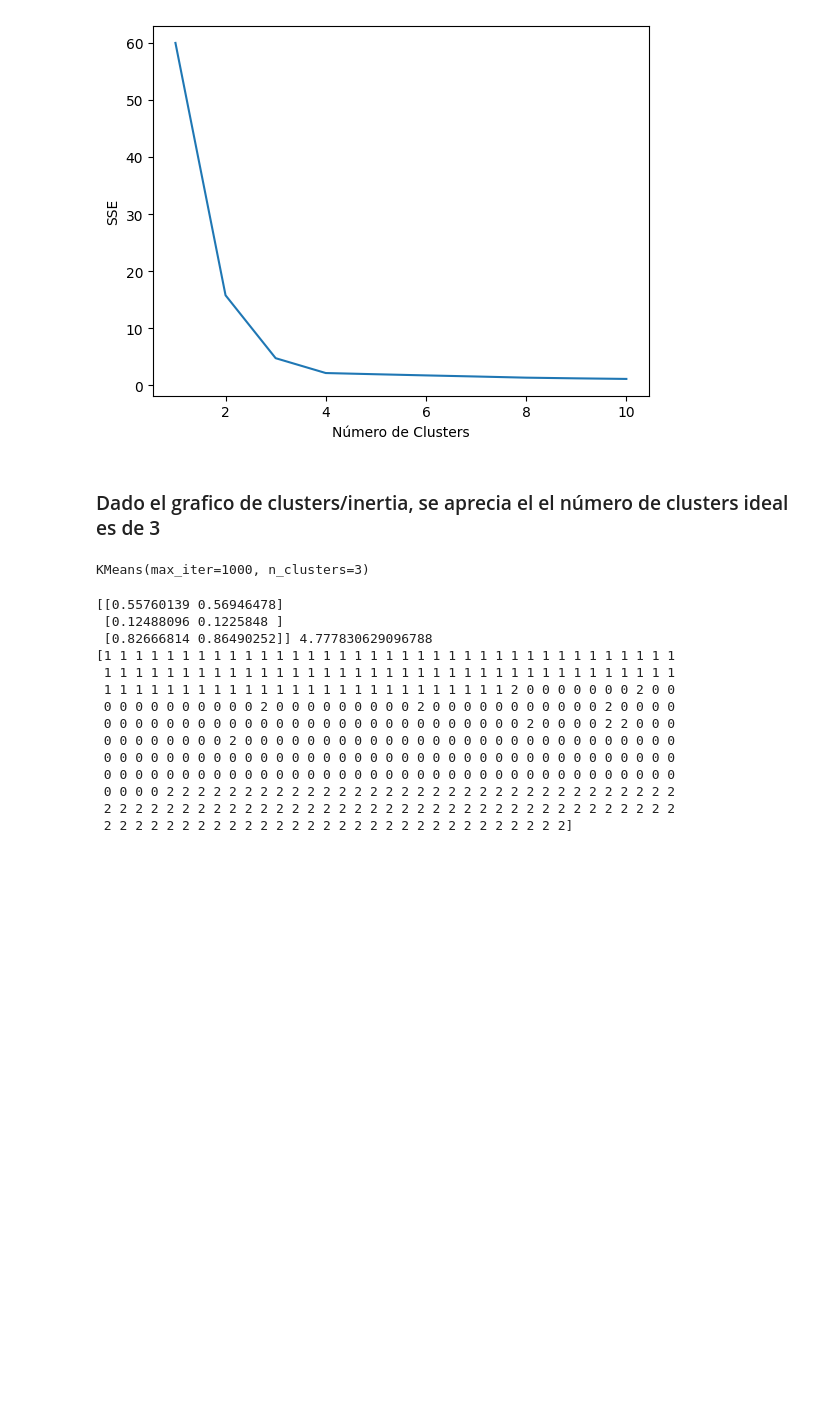
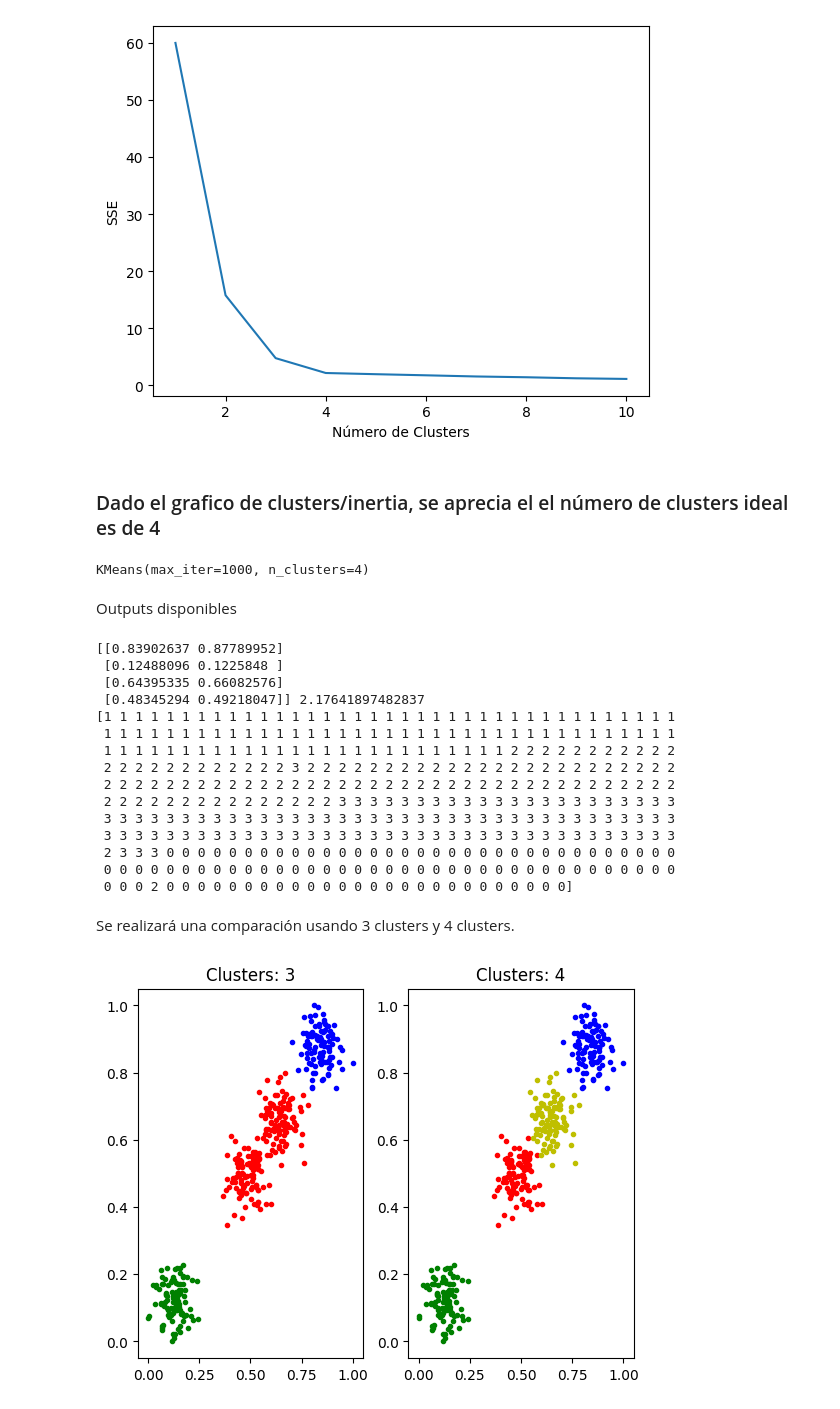
Before and after one commit to NicoRepo/Diplomado-UC, a Jupyter notebook: Modulo 3 - Machine Learning/MP3/MP3.ipynb, the cells around one changed output. Drawn from its saved outputs; the diff is of its cells as text; code cells hidden in the pictures; blank space fills up the shorter version.

```diff
--- a/Modulo 3 - Machine Learning/MP3/MP3.ipynb
+++ b/Modulo 3 - Machine Learning/MP3/MP3.ipynb
@@ -46,27 +48,49 @@ plt.show()
 # %% [output]
 [figure]
 # %% [markdown]
-### Dado el grafico de clusters/inertia, se aprecia el el número de clusters ideal es de 3
+### Dado el grafico de clusters/inertia, se aprecia el el número de clusters ideal es de 4
 # %%
-_kmeans1 = KMeans(n_clusters=3, max_iter=1000)
+_kmeans1 = KMeans(n_clusters=4, max_iter=1000)
 _kmeans1.fit(dt_kmeans1)
 # %% [output]
-KMeans(max_iter=1000, n_clusters=3)
+KMeans(max_iter=1000, n_clusters=4)
+# %% [markdown]
+Outputs disponibles
 # %%
 print(_kmeans1.cluster_centers_, _kmeans1.inertia_)
 print(_kmeans1.labels_)
 # %% [output]
-[[0.55760139 0.56946478]
+[[0.83902637 0.87789952]
  [0.12488096 0.1225848 ]
- [0.82666814 0.86490252]] 4.777830629096788
+ [0.64395335 0.66082576]
+ [0.48345294 0.49218047]] 2.17641897482837
 [1 1 1 1 1 1 1 1 1 1 1 1 1 1 1 1 1 1 1 1 1 1 1 1 1 1 1 1 1 1 1 1 1 1 1 1 1
  1 1 1 1 1 1 1 1 1 1 1 1 1 1 1 1 1 1 1 1 1 1 1 1 1 1 1 1 1 1 1 1 1 1 1 1 1
- 1 1 1 1 1 1 1 1 1 1 1 1 1 1 1 1 1 1 1 1 1 1 1 1 1 1 2 0 0 0 0 0 0 0 2 0 0
- 0 0 0 0 0 0 0 0 0 0 2 0 0 0 0 0 0 0 0 0 2 0 0 0 0 0 0 0 0 0 0 0 2 0 0 0 0
- 0 0 0 0 0 0 0 0 0 0 0 0 0 0 0 0 0 0 0 0 0 0 0 0 0 0 0 2 0 0 0 0 2 2 0 0 0
- 0 0 0 0 0 0 0 0 2 0 0 0 0 0 0 0 0 0 0 0 0 0 0 0 0 0 0 0 0 0 0 0 0 0 0 0 0
+ 1 1 1 1 1 1 1 1 1 1 1 1 1 1 1 1 1 1 1 1 1 1 1 1 1 1 2 2 2 2 2 2 2 2 2 2 2
+ 2 2 2 2 2 2 2 2 2 2 2 2 3 2 2 2 2 2 2 2 2 2 2 2 2 2 2 2 2 2 2 2 2 2 2 2 2
+ 2 2 2 2 2 2 2 2 2 2 2 2 2 2 2 2 2 2 2 2 2 2 2 2 2 2 2 2 2 2 2 2 2 2 2 2 2
+ 2 2 2 2 2 2 2 2 2 2 2 2 2 2 2 3 3 3 3 3 3 3 3 3 3 3 3 3 3 3 3 3 3 3 3 3 3
+ 3 3 3 3 3 3 3 3 3 3 3 3 3 3 3 3 3 3 3 3 3 3 3 3 3 3 3 3 3 3 3 3 3 3 3 3 3
+ 3 3 3 3 3 3 3 3 3 3 3 3 3 3 3 3 3 3 3 3 3 3 3 3 3 3 3 3 3 3 3 3 3 3 3 3 3
+ 2 3 3 3 0 0 0 0 0 0 0 0 0 0 0 0 0 0 0 0 0 0 0 0 0 0 0 0 0 0 0 0 0 0 0 0 0
  0 0 0 0 0 0 0 0 0 0 0 0 0 0 0 0 0 0 0 0 0 0 0 0 0 0 0 0 0 0 0 0 0 0 0 0 0
- 0 0 0 0 0 0 0 0 0 0 0 0 0 0 0 0 0 0 0 0 0 0 0 0 0 0 0 0 0 0 0 0 0 0 0 0 0
- 0 0 0 0 2 2 2 2 2 2 2 2 2 2 2 2 2 2 2 2 2 2 2 2 2 2 2 2 2 2 2 2 2 2 2 2 2
- 2 2 2 2 2 2 2 2 2 2 2 2 2 2 2 2 2 2 2 2 2 2 2 2 2 2 2 2 2 2 2 2 2 2 2 2 2
- 2 2 2 2 2 2 2 2 2 2 2 2 2 2 2 2 2 2 2 2 2 2 2 2 2 2 2 2 2 2]
+ 0 0 0 2 0 0 0 0 0 0 0 0 0 0 0 0 0 0 0 0 0 0 0 0 0 0 0 0 0 0]
+# %% [markdown]
+Se realizará una comparación usando 3 clusters y 4 clusters.
+# %%
+_kmeans1_n3, _kmeans1_n4 = KMeans(n_clusters=3, max_iter=1000), KMeans(n_clusters=4, max_iter=1000)
+_kmeans1_n3.fit(dt_kmeans1), _kmeans1_n4.fit(dt_kmeans1)
+dt_kmeans1['labels_0'] = _kmeans1_n3.labels_
+dt_kmeans1['labels_1'] = _kmeans1_n4.labels_
+colors = ['r.', 'g.', 'b.', 'y.']
+fig, axs = plt.subplots(1, 2)
+
+for ax in range(len(axs)):
+  for i in range(0,4):
+    axs[ax].plot(dt_kmeans1['A'][dt_kmeans1[f'labels_{ax}']==i], dt_kmeans1['B'][dt_kmeans1[f'labels_{ax}']==i], colors[i])
+
+axs[0].set_title('Clusters: 3')
+axs[1].set_title('Clusters: 4')
+plt.show()
+# %% [output]
+[figure, added]
```
Also changed, not shown: parts of 14 cells of this notebook, 1 other file.
